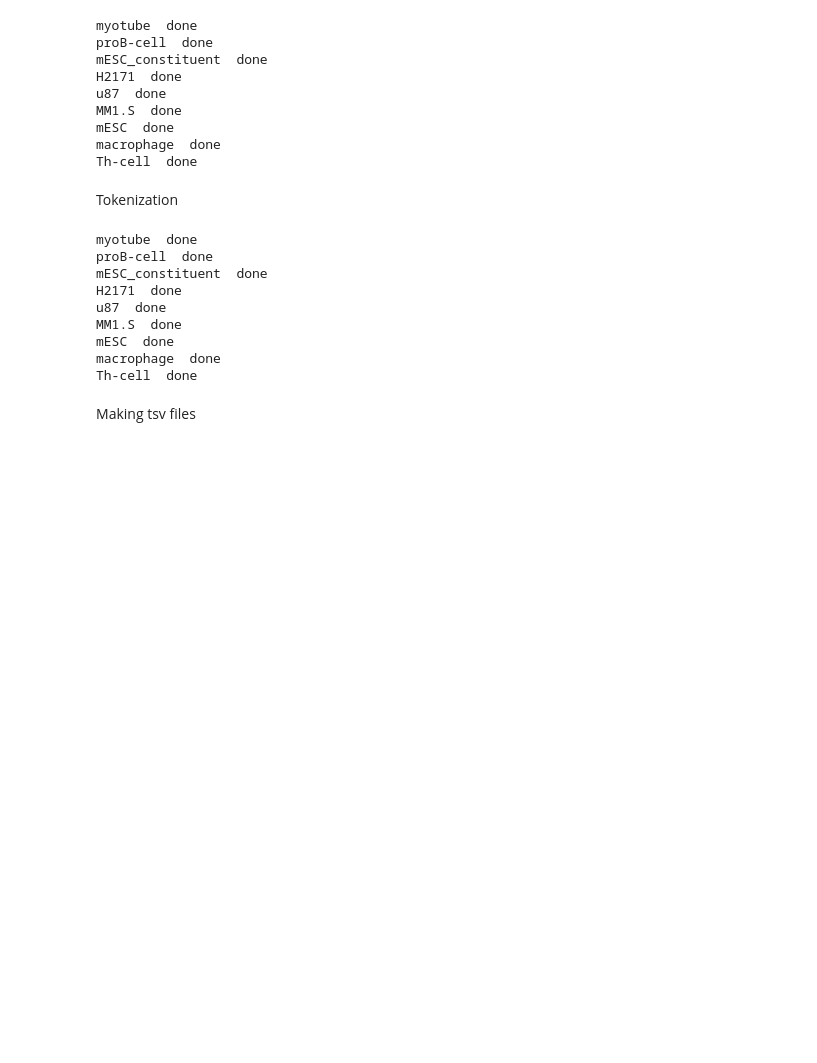
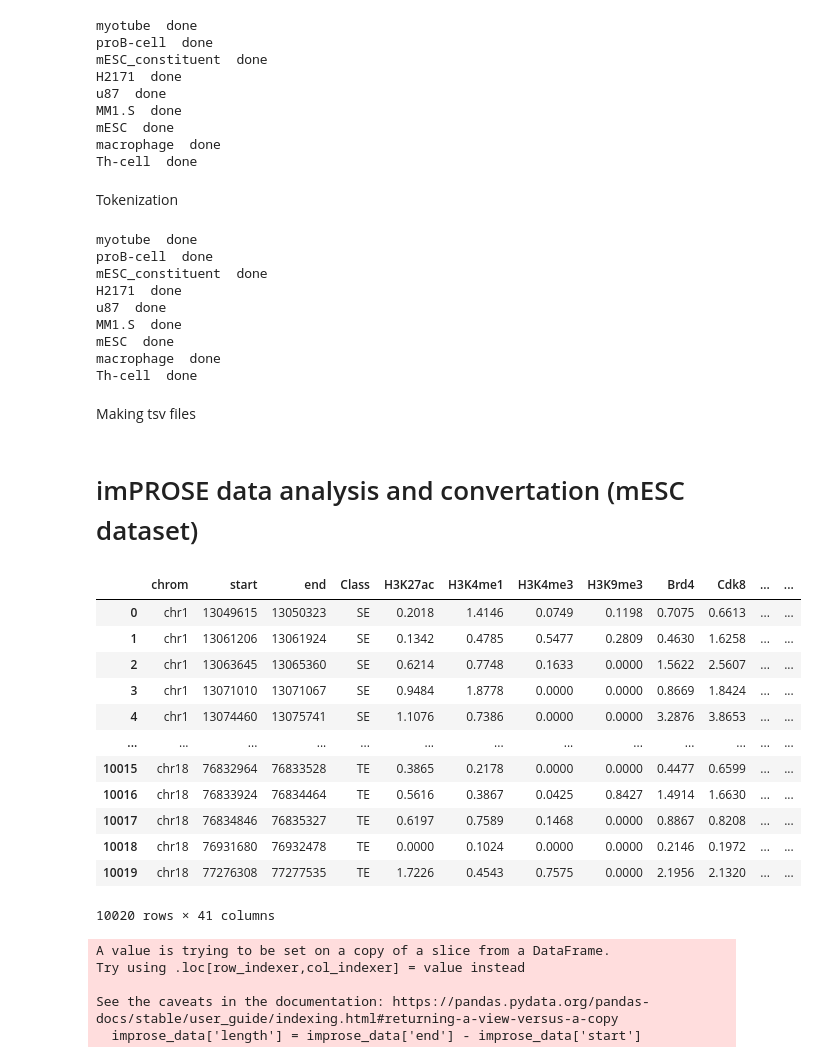
Before and after one commit to Kravchuk-Ekaterina/SE_annotation, a Jupyter notebook: data/data_convertation.ipynb, the cells around one changed output. Saved outputs shown, nothing was run; the diff lists cells and outputs as text; code cells hidden in the pictures; blank space fills up the shorter version.

```diff
--- a/data/data_convertation.ipynb
+++ b/data/data_convertation.ipynb
@@ -295,3 +295,5 @@ for name in table_names:
     with open(filename, 'w') as f:
         w = csv.writer(f, delimiter='\t', lineterminator='\n')
         w.writerows(my_dict.items())
+# %% [markdown]
+# imPROSE data analysis and convertation (mESC dataset)
@@ -297,0 +302,25 @@ for name in table_names:
+# %%
+improse_data
+# %% [output]
+|  | chrom | start | end | Class | H3K27ac | H3K4me1 | H3K4me3 | H3K9me3 | Brd4 | Cdk8 | ... | ... |
+| 0 | chr1 | 13049615 | 13050323 | SE | 0.2018 | 1.4146 | 0.0749 | 0.1198 | 0.7075 | 0.6613 | ... | ... |
+| 1 | chr1 | 13061206 | 13061924 | SE | 0.1342 | 0.4785 | 0.5477 | 0.2809 | 0.4630 | 1.6258 | ... | ... |
+| 2 | chr1 | 13063645 | 13065360 | SE | 0.6214 | 0.7748 | 0.1633 | 0.0000 | 1.5622 | 2.5607 | ... | ... |
+| 3 | chr1 | 13071010 | 13071067 | SE | 0.9484 | 1.8778 | 0.0000 | 0.0000 | 0.8669 | 1.8424 | ... | ... |
+| 4 | chr1 | 13074460 | 13075741 | SE | 1.1076 | 0.7386 | 0.0000 | 0.0000 | 3.2876 | 3.8653 | ... | ... |
+| ... | ... | ... | ... | ... | ... | ... | ... | ... | ... | ... | ... | ... |
+| 10015 | chr18 | 76832964 | 76833528 | TE | 0.3865 | 0.2178 | 0.0000 | 0.0000 | 0.4477 | 0.6599 | ... | ... |
+| 10016 | chr18 | 76833924 | 76834464 | TE | 0.5616 | 0.3867 | 0.0425 | 0.8427 | 1.4914 | 1.6630 | ... | ... |
+| 10017 | chr18 | 76834846 | 76835327 | TE | 0.6197 | 0.7589 | 0.1468 | 0.0000 | 0.8867 | 0.8208 | ... | ... |
+| 10018 | chr18 | 76931680 | 76932478 | TE | 0.0000 | 0.1024 | 0.0000 | 0.0000 | 0.2146 | 0.1972 | ... | ... |
+| 10019 | chr18 | 77276308 | 77277535 | TE | 1.7226 | 0.4543 | 0.7575 | 0.0000 | 2.1956 | 2.1320 | ... | ... |
+10020 rows × 41 columns
+# %%
+improse_data = improse_data[['chrom', 'start', 'end', 'Class']]
+improse_data['length'] = improse_data['end'] - improse_data['start']
+# %% [output]
+A value is trying to be set on a copy of a slice from a DataFrame.
+Try using .loc[row_indexer,col_indexer] = value instead
+
+See the caveats in the documentation: https://pandas.pydata.org/pandas-docs/stable/user_guide/indexing.html#returning-a-view-versus-a-copy
+  improse_data['length'] = improse_data['end'] - improse_data['start']
```
Also changed, not shown: parts of 15 cells of this notebook, 4 other files.
